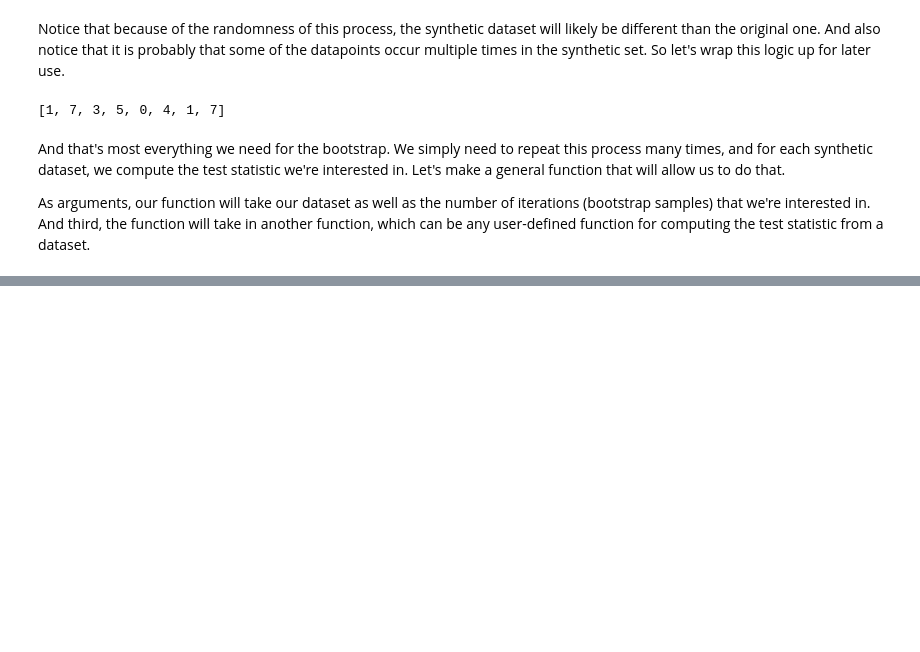
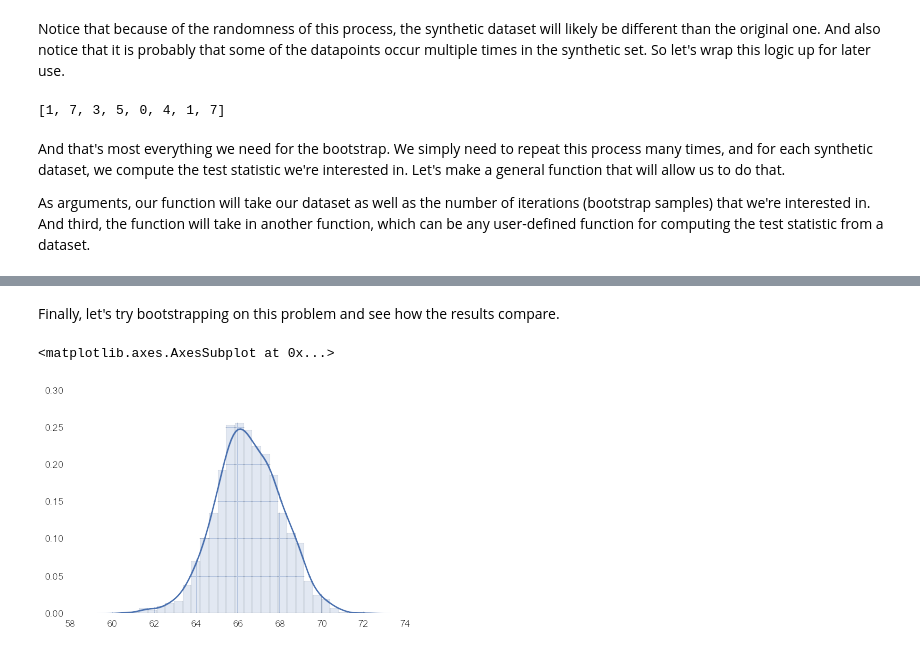
Before and after one commit to keeganhines/computationalStatistics, a Jupyter notebook: Bootstrapping.ipynb, the cells around one changed output, grey strips where cells are left out. Drawn from its saved outputs; the diff is of its cells as text; code cells hidden in the pictures; blank space fills up the shorter version.

```diff
--- a/Bootstrapping.ipynb
+++ b/Bootstrapping.ipynb
@@ -78,0 +102,3 @@ sns.distplot(samples)
+# %%
+heightsData = normal(loc=68,scale=10,size=30)
+heightsData
@@ -78,0 +148,8 @@ sns.distplot(samples)
+# %% [markdown]
+Finally, let's try bootstrapping on this problem and see how the results compare.
+# %%
+bootSampleMeans = bootstrap(heightsData, 1000, mean)
+sns.distplot(bootSampleMeans)
+# %% [output]
+<matplotlib.axes.AxesSubplot at 0x...>
+[figure, added]
```
Also changed, not shown: parts of 26 cells of this notebook.
